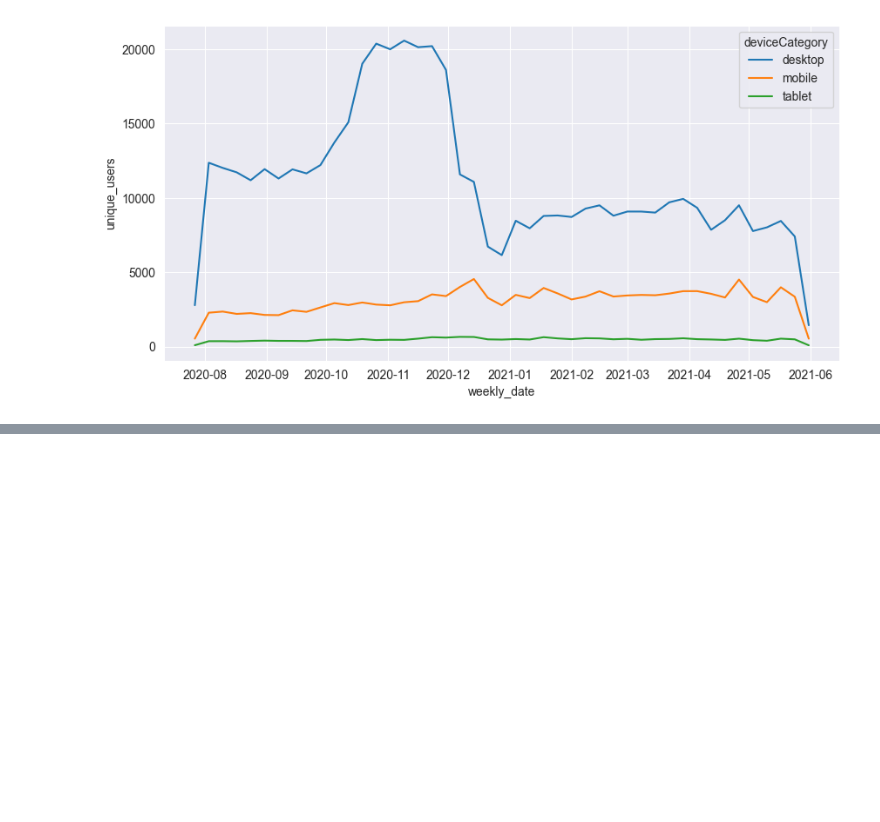
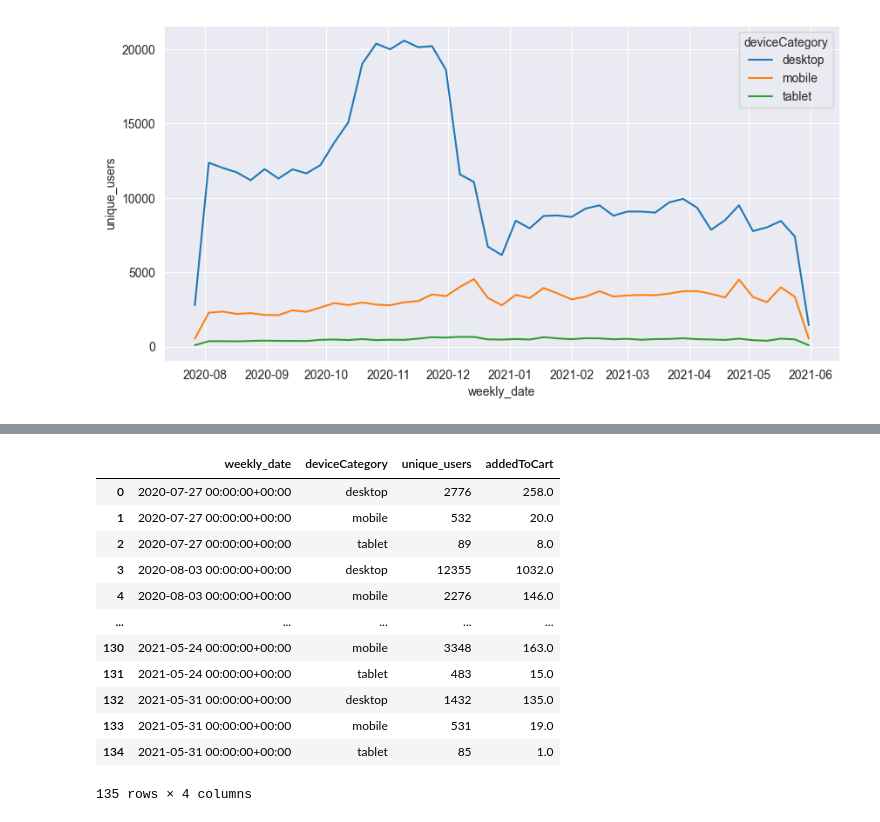
Before and after one commit to rodioniam/study_projects, a Jupyter notebook: visualization/line_chart.ipynb, the cells around one changed output, grey strips where cells are left out. Saved outputs shown, nothing was run; the diff lists cells and outputs as text; code cells hidden in the pictures; blank space fills up the shorter version.

```diff
--- a/visualization/line_chart.ipynb
+++ b/visualization/line_chart.ipynb
@@ -94,0 +110,3 @@ sns.lineplot(df_weekly_uniqs, x='weekly_date', y='unique_users', hue='deviceCate
+# %%
+# needed to fix empty space in column 'addedToCart
+df['addedToCart'] = df['addedToCart'].replace('0', '0.0')
@@ -94,0 +156,17 @@ sns.lineplot(df_weekly_uniqs, x='weekly_date', y='unique_users', hue='deviceCate
+# %%
+df_report = df_weekly_uniqs.merge(df_atc, on=('weekly_date', 'deviceCategory'))
+df_report
+# %% [output]
+|  | weekly_date | deviceCategory | unique_users | addedToCart |
+| 0 | 2020-07-27 00:00:00+00:00 | desktop | 2776 | 258.0 |
+| 1 | 2020-07-27 00:00:00+00:00 | mobile | 532 | 20.0 |
+| 2 | 2020-07-27 00:00:00+00:00 | tablet | 89 | 8.0 |
+| 3 | 2020-08-03 00:00:00+00:00 | desktop | 12355 | 1032.0 |
+| 4 | 2020-08-03 00:00:00+00:00 | mobile | 2276 | 146.0 |
+| ... | ... | ... | ... | ... |
+| 130 | 2021-05-24 00:00:00+00:00 | mobile | 3348 | 163.0 |
+| 131 | 2021-05-24 00:00:00+00:00 | tablet | 483 | 15.0 |
+| 132 | 2021-05-31 00:00:00+00:00 | desktop | 1432 | 135.0 |
+| 133 | 2021-05-31 00:00:00+00:00 | mobile | 531 | 19.0 |
+| 134 | 2021-05-31 00:00:00+00:00 | tablet | 85 | 1.0 |
+135 rows × 4 columns
```
Also changed, not shown: parts of 10 cells of this notebook.
